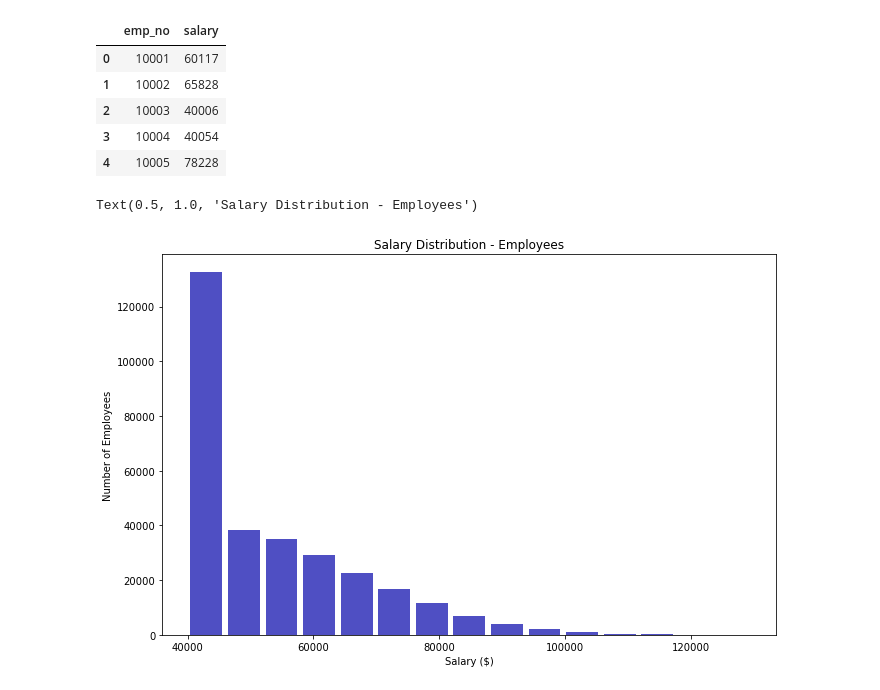
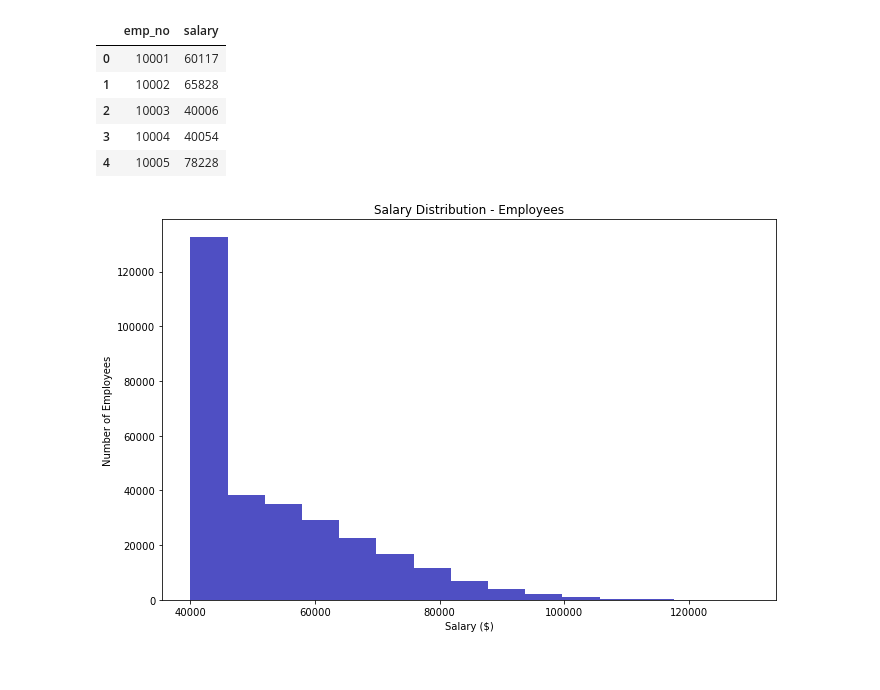
Before and after one commit to DasaSimo/sql-challenge, a Jupyter notebook: EmployeeSQL/SalarySQL.ipynb, the cells around one changed output. Cells and saved outputs as stored; diff of their text form; code cells hidden in the pictures.

```diff
--- a/EmployeeSQL/SalarySQL.ipynb
+++ b/EmployeeSQL/SalarySQL.ipynb
@@ -18,13 +18,14 @@ salary.head()
 | 3 | 10004 | 40054 |
 | 4 | 10005 | 78228 |
 # %%
+# plot histogram
 plt.figure(figsize=(11,7))
 
-plt.hist(salary['salary'], bins=15, color='#0504aa',alpha=0.7, rwidth=0.85)
+plt.hist(salary['salary'], bins=15, color='#0504aa',alpha=0.7)
 binwidth=12
 plt.xlabel('Salary ($)')
 plt.ylabel('Number of Employees')
 plt.title('Salary Distribution - Employees')
+plt.show()
 # %% [output]
-Text(0.5, 1.0, 'Salary Distribution - Employees')
-[figure, old version]
+[figure, new version]
```
Also changed, not shown: parts of 2 cells of this notebook, 1 other file.
